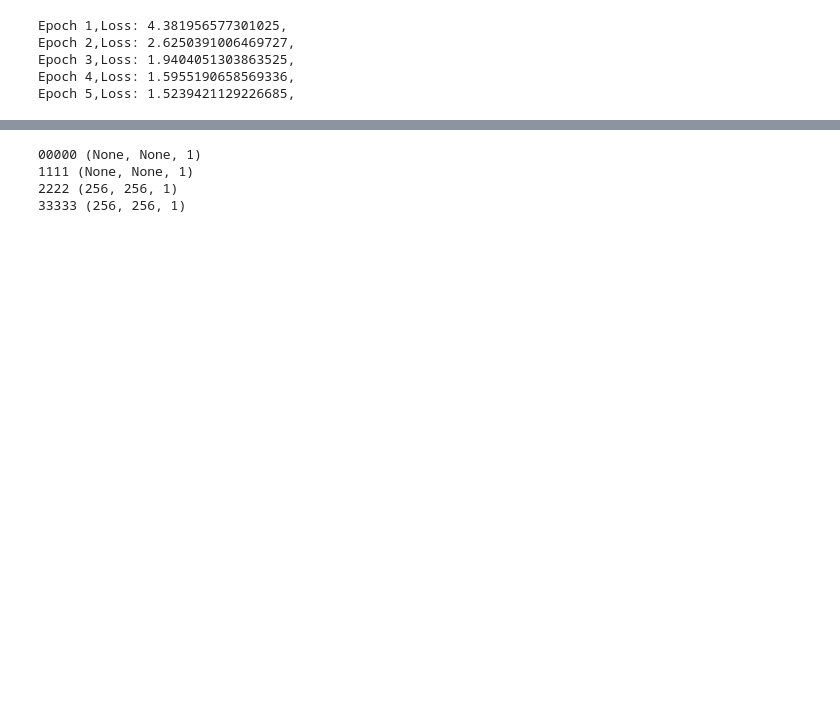
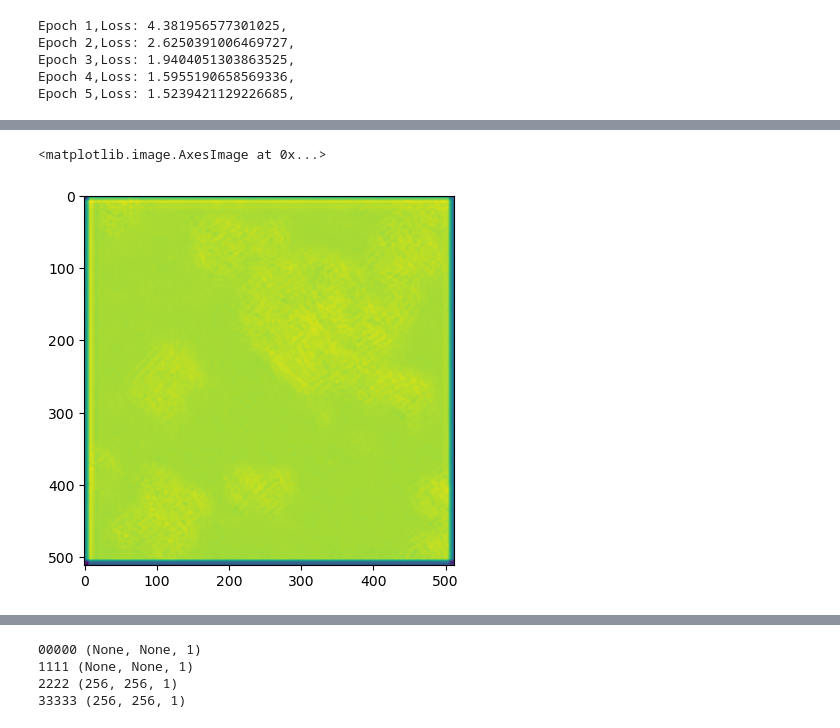
Before and after one commit to wanlanli/deepYeast, a Jupyter notebook: test_main.ipynb, the cells around one changed output, grey strips where cells are left out. Cells and saved outputs as stored; diff of their text form; code cells hidden in the pictures; blank space fills up the shorter version.

```diff
--- a/test_main.ipynb
+++ b/test_main.ipynb
@@ -203,4 +203,6 @@ To enable them in other operations, rebuild TensorFlow with the appropriate comp
 # %%
+dataset_name = configs.eval_dataset_options.dataset
+model_dir = "../model_dir/"
 with strategy.scope():
     model = DeepLab(configs, dataset.MAP_NAME_TO_DATASET_INFO["cellfustion_panoptic"])
 
@@ -210,10 +212,10 @@ with strategy.scope():
                 ignore_label=datasets.ignore_label,
                 ignore_depth=datasets.ignore_depth,
                 thing_class_ids=datasets.class_has_instances_list)
-
-    celldataset = runner_utils.create_dataset(configs.train_dataset_options,
-        is_training=True,
-        only_semantic_annotations=False)
-
+    # celldataset = runner_utils.create_dataset(configs.train_dataset_options,
+    #     is_training=True,
+    #     only_semantic_annotations=False)
     trainer = trainer_lib.Trainer(configs, model, losses, global_step)
+    evaluator = evaluator_lib.Evaluator(configs, model, losses,
+                                            global_step, model_dir)
 # %% [output]
@@ -268,0 +362,2 @@ train | step:      4 | steps/sec:    0.4 | output:
+# %%
+output = model(tf.cast(frame_rgb.reshape(1, frame_rgb.shape[0],frame_rgb.shape[1],1), tf.float32), training=False) #tf.float32
@@ -269 +384,6 @@ train | step:      4 | steps/sec:    0.4 | output:
+# %%
+plt.imshow(output['center_heatmap'][0])
+# %% [output]
+<matplotlib.image.AxesImage at 0x...>
+[figure, added]
 # %%
```
Also changed, not shown: parts of 42 cells of this notebook, 21 other files.
